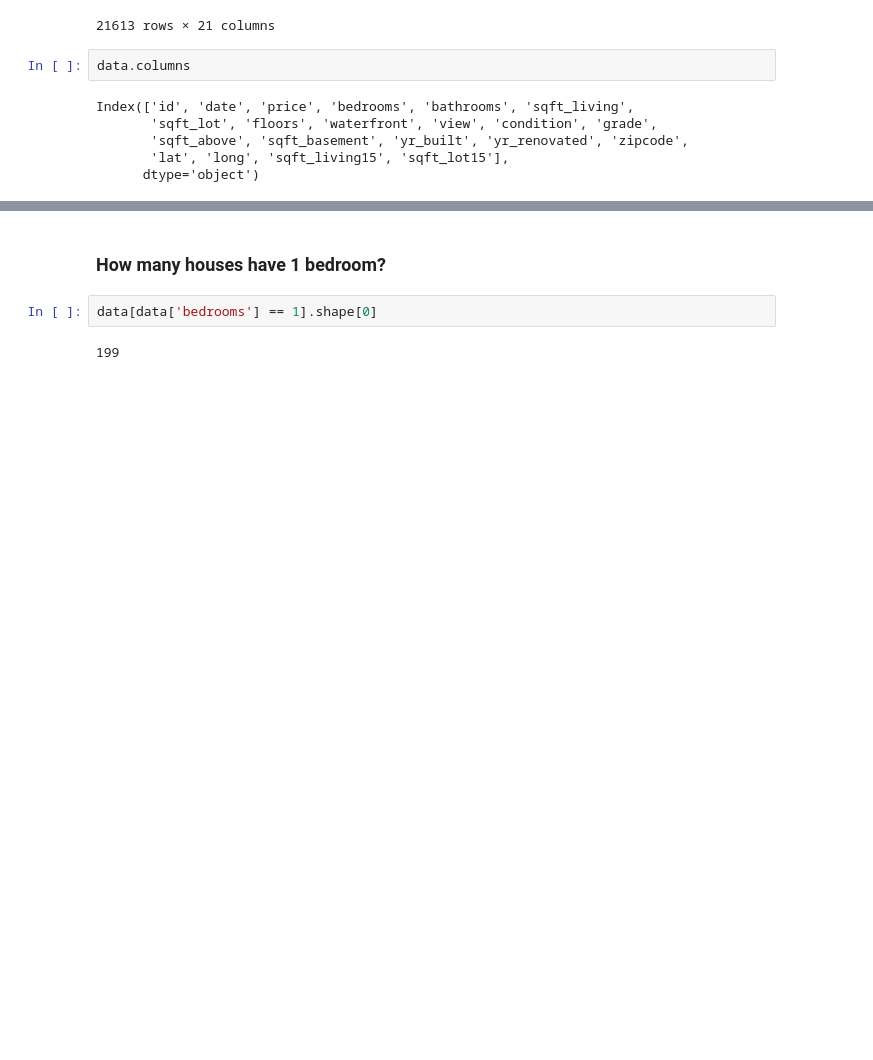
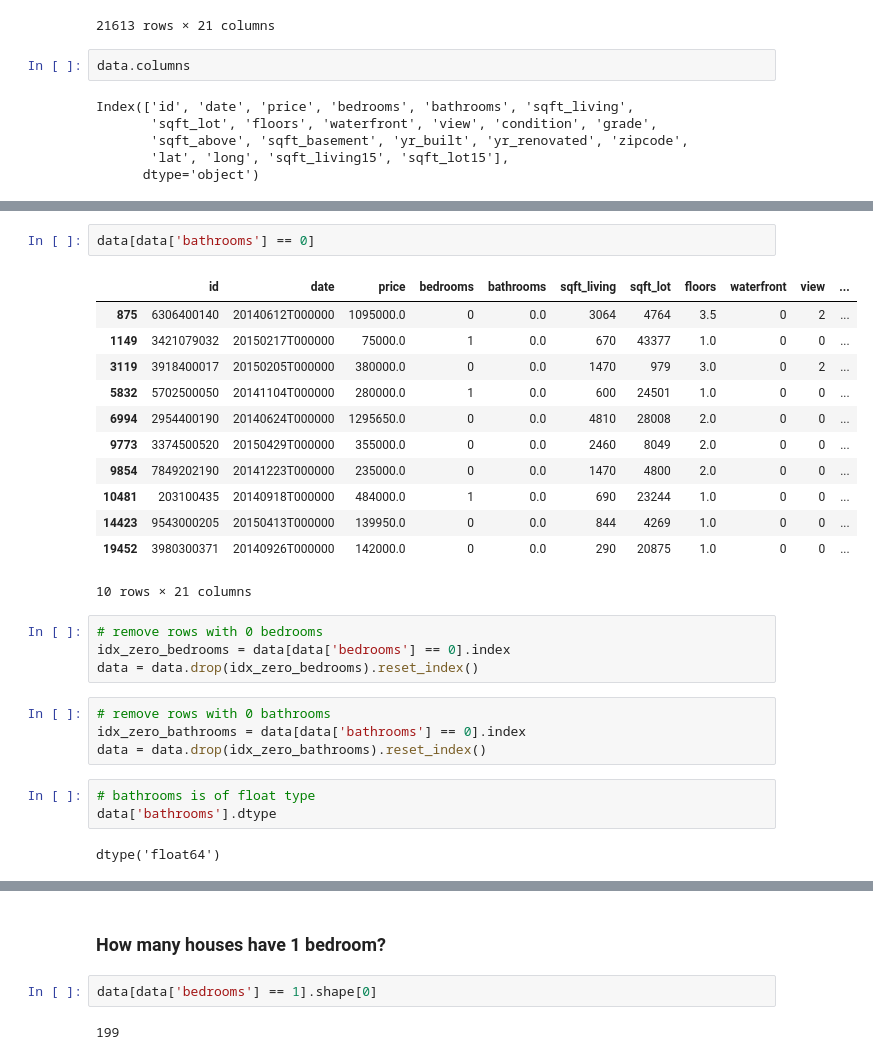
Before and after one commit to Henrique-Sousa/house-rocket, a Jupyter notebook: house-rocket.ipynb, the cells around one changed output, grey strips where cells are left out. Cells and saved outputs as stored; diff of their text form; blank space fills up the shorter version.

```diff
--- a/house-rocket.ipynb
+++ b/house-rocket.ipynb
@@ -28,0 +77,28 @@ Index(['id', 'date', 'price', 'bedrooms', 'bathrooms', 'sqft_living',
+# %%
+data[data['bathrooms'] == 0]
+# %% [output]
+|  | id | date | price | bedrooms | bathrooms | sqft_living | sqft_lot | floors | waterfront | view | ... |
+| 875 | 6306400140 | 20140612T000000 | 1095000.0 | 0 | 0.0 | 3064 | 4764 | 3.5 | 0 | 2 | ... |
+| 1149 | 3421079032 | 20150217T000000 | 75000.0 | 1 | 0.0 | 670 | 43377 | 1.0 | 0 | 0 | ... |
+| 3119 | 3918400017 | 20150205T000000 | 380000.0 | 0 | 0.0 | 1470 | 979 | 3.0 | 0 | 2 | ... |
+| 5832 | 5702500050 | 20141104T000000 | 280000.0 | 1 | 0.0 | 600 | 24501 | 1.0 | 0 | 0 | ... |
+| 6994 | 2954400190 | 20140624T000000 | 1295650.0 | 0 | 0.0 | 4810 | 28008 | 2.0 | 0 | 0 | ... |
+| 9773 | 3374500520 | 20150429T000000 | 355000.0 | 0 | 0.0 | 2460 | 8049 | 2.0 | 0 | 0 | ... |
+| 9854 | 7849202190 | 20141223T000000 | 235000.0 | 0 | 0.0 | 1470 | 4800 | 2.0 | 0 | 0 | ... |
+| 10481 | 203100435 | 20140918T000000 | 484000.0 | 1 | 0.0 | 690 | 23244 | 1.0 | 0 | 0 | ... |
+| 14423 | 9543000205 | 20150413T000000 | 139950.0 | 0 | 0.0 | 844 | 4269 | 1.0 | 0 | 0 | ... |
+| 19452 | 3980300371 | 20140926T000000 | 142000.0 | 0 | 0.0 | 290 | 20875 | 1.0 | 0 | 0 | ... |
+10 rows × 21 columns
+# %%
+# remove rows with 0 bedrooms
+idx_zero_bedrooms = data[data['bedrooms'] == 0].index
+data = data.drop(idx_zero_bedrooms).reset_index()
+# %%
+# remove rows with 0 bathrooms
+idx_zero_bathrooms = data[data['bathrooms'] == 0].index
+data = data.drop(idx_zero_bathrooms).reset_index()
+# %%
+# bathrooms is of float type
+data['bathrooms'].dtype
+# %% [output]
+dtype('float64')
```
Also changed, not shown: parts of 9 cells of this notebook.
